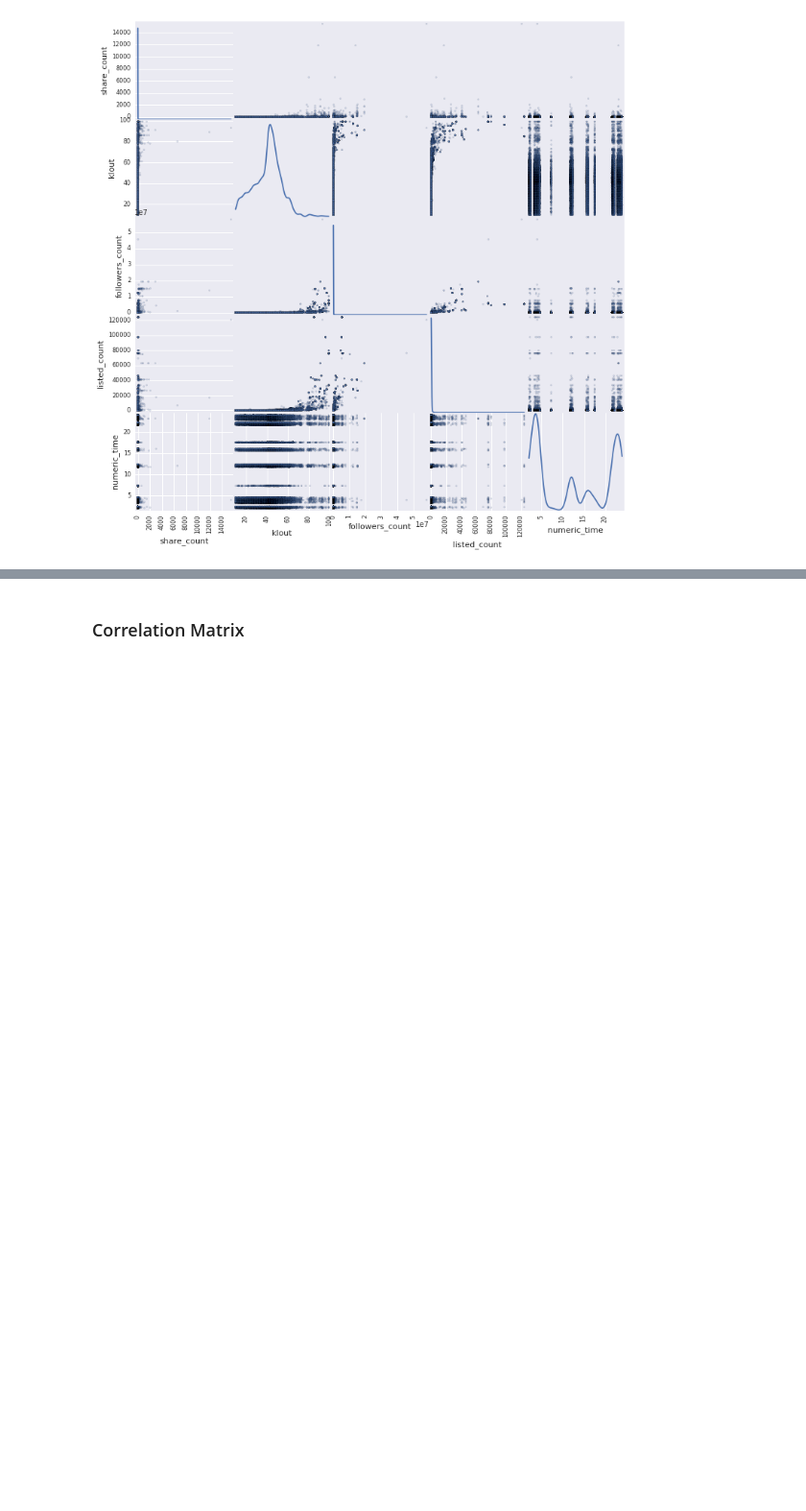
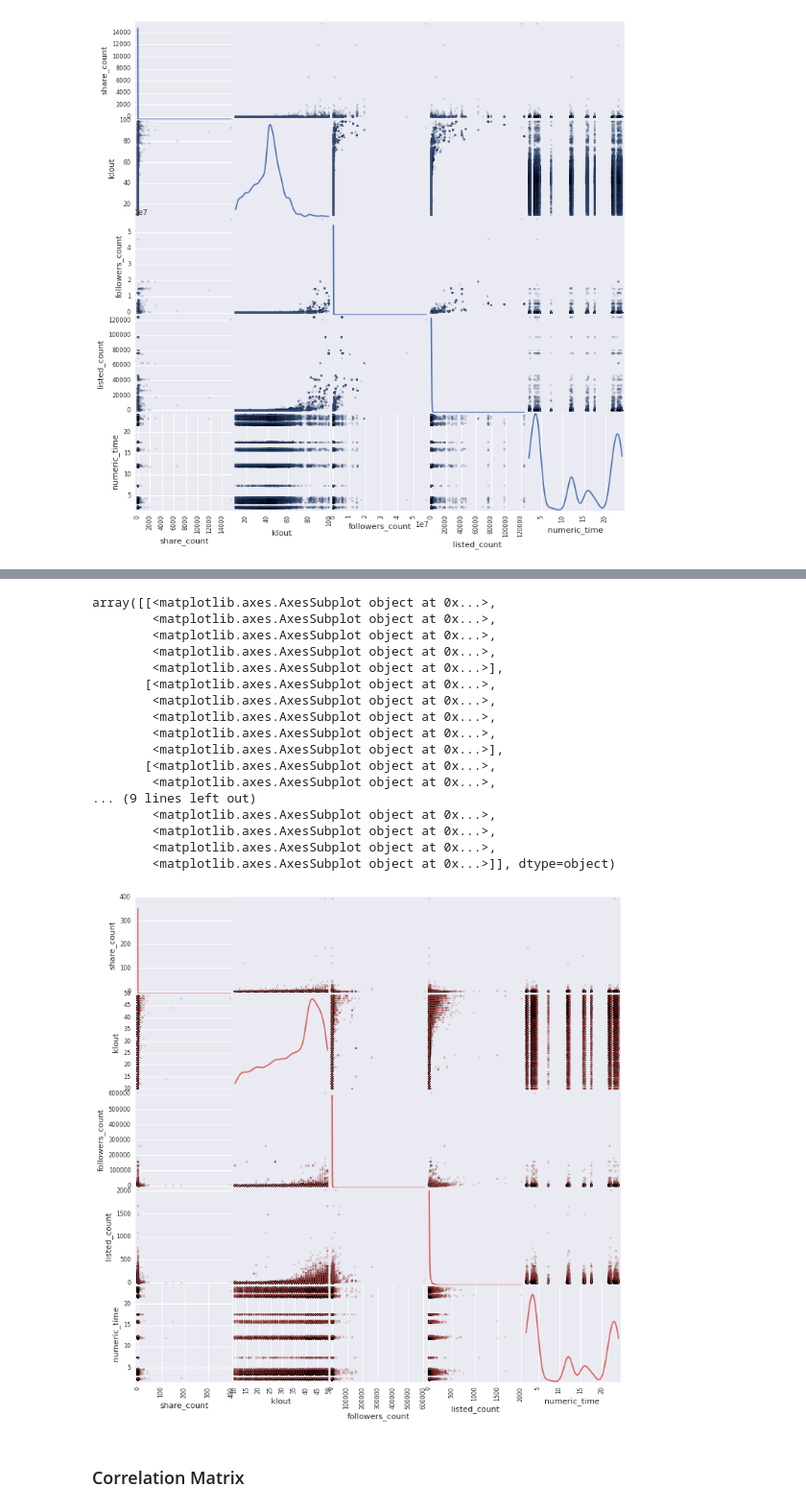
Before and after one commit to encorealerts/ipython-experiments, a Jupyter notebook: adornes/python_analysis_score_alerts.ipynb, the cells around one changed output, grey strips where cells are left out. Shown at 96% size. Saved outputs shown, nothing was run; the diff lists cells and outputs as text; code cells hidden in the pictures; blank space fills up the shorter version.

```diff
--- a/adornes/python_analysis_score_alerts.ipynb
+++ b/adornes/python_analysis_score_alerts.ipynb
@@ -289,3 +311,24 @@ array([[<matplotlib.axes.AxesSubplot object at 0x...>,
+# %%
+scatter_matrix(regdatatweetsonly[regdatatweetsonly["klout"]<50], alpha=0.2, figsize=(12, 12), diagonal='kde')
+# %% [output]
+array([[<matplotlib.axes.AxesSubplot object at 0x...>,
+        <matplotlib.axes.AxesSubplot object at 0x...>,
+        <matplotlib.axes.AxesSubplot object at 0x...>,
+        <matplotlib.axes.AxesSubplot object at 0x...>,
+        <matplotlib.axes.AxesSubplot object at 0x...>],
+       [<matplotlib.axes.AxesSubplot object at 0x...>,
+        <matplotlib.axes.AxesSubplot object at 0x...>,
+        <matplotlib.axes.AxesSubplot object at 0x...>,
+        <matplotlib.axes.AxesSubplot object at 0x...>,
+        <matplotlib.axes.AxesSubplot object at 0x...>],
+       [<matplotlib.axes.AxesSubplot object at 0x...>,
+        <matplotlib.axes.AxesSubplot object at 0x...>,
+... (9 lines left out)
+        <matplotlib.axes.AxesSubplot object at 0x...>,
+        <matplotlib.axes.AxesSubplot object at 0x...>,
+        <matplotlib.axes.AxesSubplot object at 0x...>,
+        <matplotlib.axes.AxesSubplot object at 0x...>]], dtype=object)
+[figure, added]
 # %% [markdown]
 ### Correlation Matrix
 # %%
```
Also changed, not shown: parts of 11 cells of this notebook.
